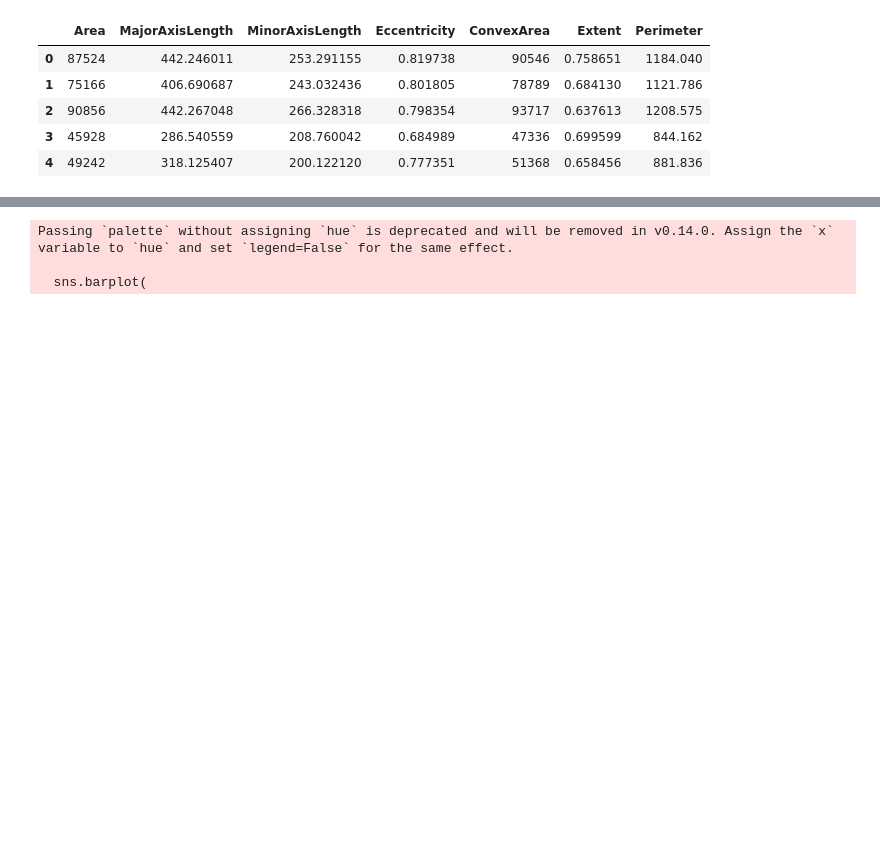
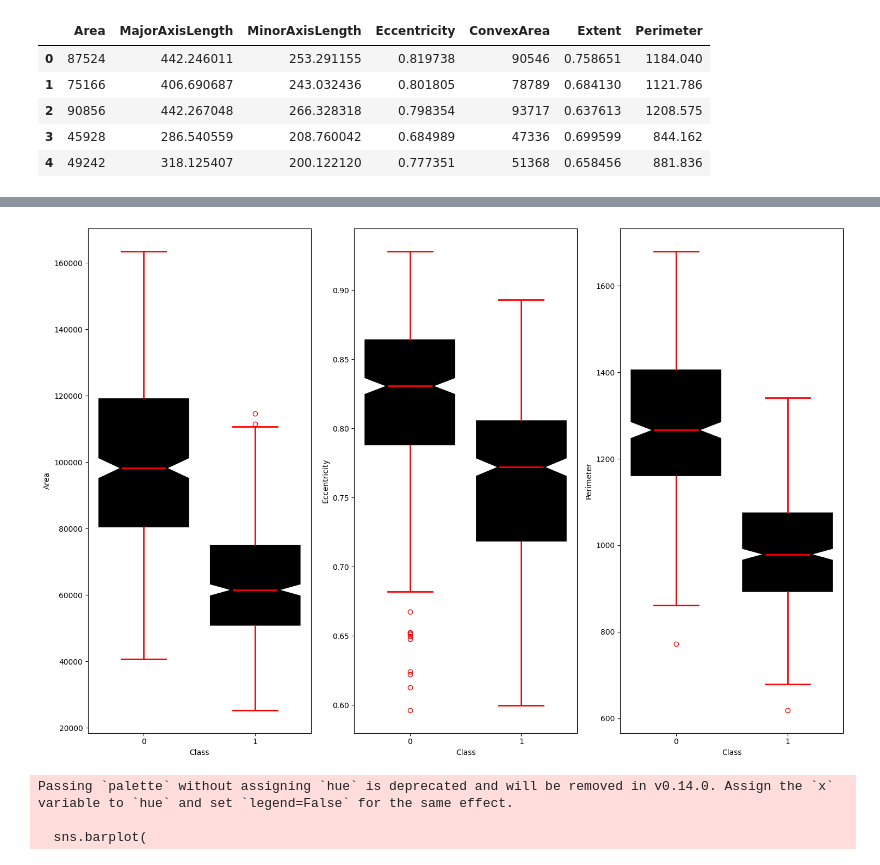
Before and after one commit to Md-Maruf-1727/Raisin-detection-using-naive-bayes, a Jupyter notebook: visualization_data.ipynb, the cells around one changed output, grey strips where cells are left out. Drawn from its saved outputs; the diff is of its cells as text; code cells hidden in the pictures; blank space fills up the shorter version.

```diff
--- a/visualization_data.ipynb
+++ b/visualization_data.ipynb
@@ -51 +90,25 @@ plt.show()                                       # Display all boxplots
+# %%
+col_x = ['Area', 'Eccentricity', 'Perimeter']
+target = 'Class'
+
+fig, axes = plt.subplots(1, 3, figsize=(15, 10)) # Create a 2x4 grid of subplots with custom figure size
+
+for ax, colx in zip(axes.flatten(), col_x):
+    sns.boxplot(
+        data=df,
+        x=target,                       # Plot boxplot for the current feature column
+        y=colx,
+        ax=ax,                                   # Assign the plot to the current subplot axis
+        color='black',                           # Set box fill color
+        linewidth=2,                             # Set box border line width
+        linecolor='red',                         # Set line color for median and whiskers
+        fliersize=6,                             # Set size of outlier points
+        notch=True,                              # Enable notch to show median confidence
+        boxprops=dict(edgecolor='black'),        # Set box edge color
+    )
+
+plt.tight_layout()                               # Adjust subplot spacing to avoid overlap
+plt.show()
+# %% [output]
+[figure, added]
 # %%
```
Also changed, not shown: parts of 5 cells of this notebook.
